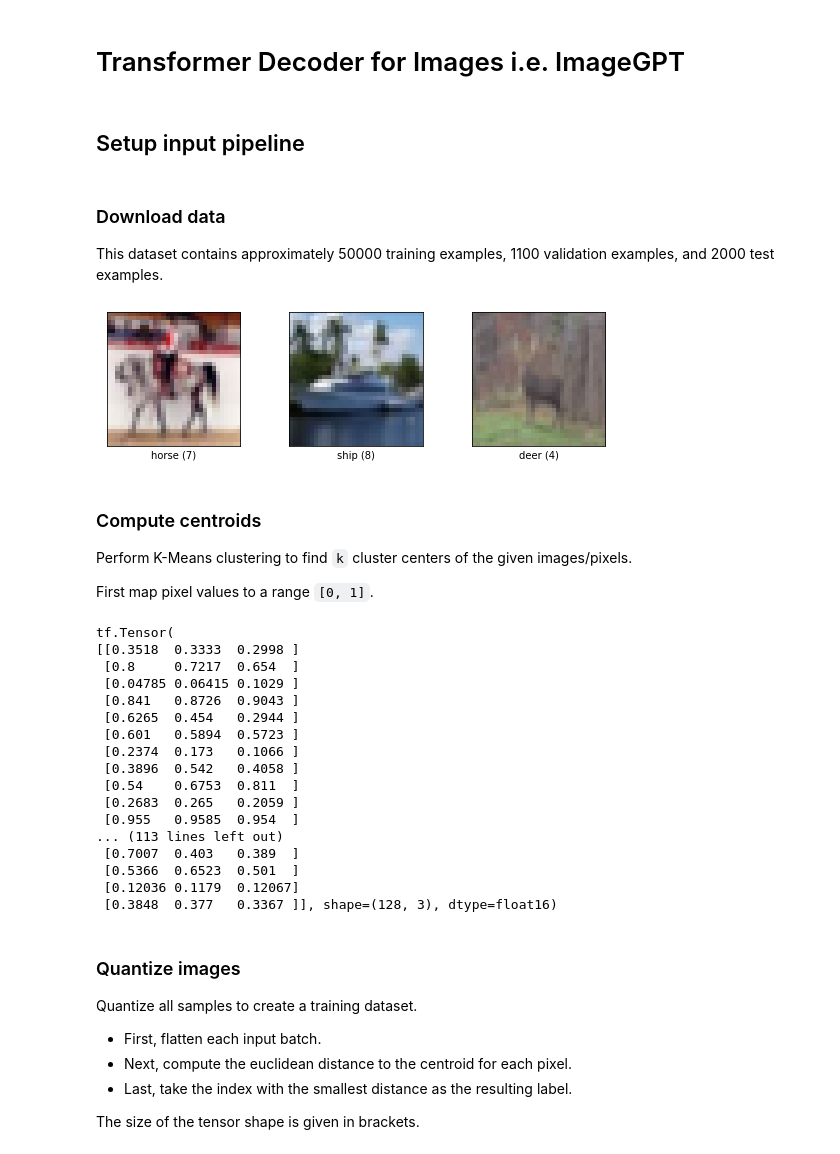
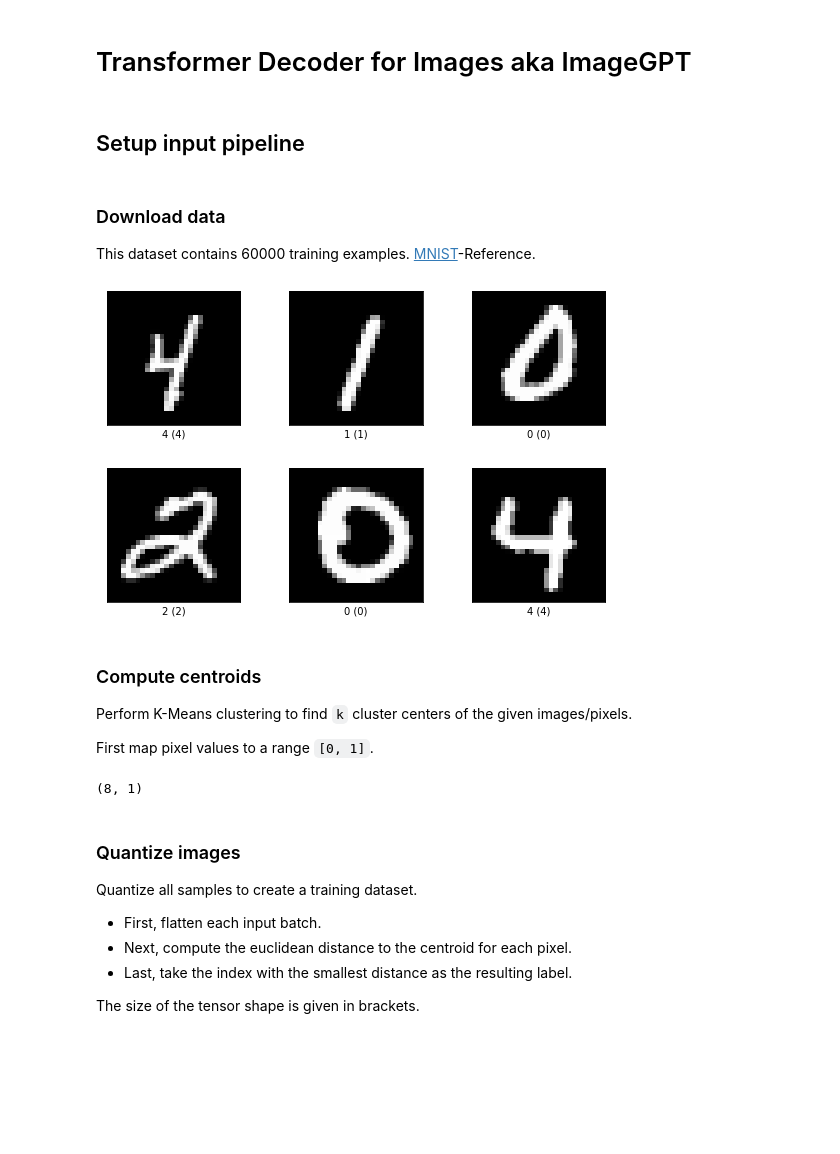
Before and after one commit to GregorKobsik/ImageTransformer, a Jupyter notebook: transformer_image.ipynb, the cells around one changed output. Drawn from its saved outputs; the diff is of its cells as text; code cells hidden in the pictures; blank space fills up the shorter version.

```diff
--- a/transformer_image.ipynb
+++ b/transformer_image.ipynb
@@ -1,5 +15,5 @@
 # %% [markdown]
-# Transformer Decoder for Images i.e. ImageGPT
+# Transformer Decoder for Images aka ImageGPT
 # %%
 import tensorflow as tf
 # https://stackoverflow.com/a/60699372/7989988
@@ -19,27 +33,29 @@ from sklearn.cluster import MiniBatchKMeans
 # %% [markdown]
 ### Download data
 
-This dataset contains approximately 50000 training examples, 1100 validation examples, and 2000 test examples.
+This dataset contains 60000 training examples. [MNIST](https://www.tensorflow.org/datasets/catalog/mnist)-Reference.
 # %%
-DATASET = 'cifar10'
-image_width = 32
-image_height = 32
+DATASET = 'mnist'
+image_width = 28
+image_height = 28
 
 examples, metadata = tfds.load(DATASET, with_info=True, as_supervised=True)
 
 train_examples = examples['train']
 val_examples = examples['test']
 
 fig = tfds.show_examples(train_examples.take(3), metadata)
+fig = tfds.show_examples(val_examples.take(3), metadata)
 # %% [output]
-[figure, old version]
+[figure, new version]
+[figure, added]
 # %% [markdown]
 ### Compute centroids
 Perform K-Means clustering to find `k` cluster centers of the given images/pixels.
 
 First map pixel values to a range `[0, 1]`.
 # %%
-NUM_CLUSTERS = 128
+NUM_CLUSTERS = 8
 
 def normalize_image(image, label):
     return tf.cast(image, dtype=tf.float16) / 255.0, label
@@ -55,25 +71,9 @@ def find_centroids(ds_train, num_clusters=16, batch_size=1024):
 
 centroids = find_centroids(train_examples.map(normalize_image), NUM_CLUSTERS, NUM_CLUSTERS*4)
 centroids = tf.convert_to_tensor(centroids, dtype=tf.float16)
-print(centroids)
+print(centroids.shape)
 # %% [output]
-tf.Tensor(
-[[0.3518  0.3333  0.2998 ]
- [0.8     0.7217  0.654  ]
- [0.04785 0.06415 0.1029 ]
- [0.841   0.8726  0.9043 ]
- [0.6265  0.454   0.2944 ]
- [0.601   0.5894  0.5723 ]
- [0.2374  0.173   0.1066 ]
- [0.3896  0.542   0.4058 ]
- [0.54    0.6753  0.811  ]
- [0.2683  0.265   0.2059 ]
- [0.955   0.9585  0.954  ]
-... (113 lines left out)
- [0.7007  0.403   0.389  ]
- [0.5366  0.6523  0.501  ]
- [0.12036 0.1179  0.12067]
- [0.3848  0.377   0.3367 ]], shape=(128, 3), dtype=float16)
+(8, 1)
 # %% [markdown]
 ### Quantize images
 
```
Also changed, not shown: parts of 14 cells of this notebook.
